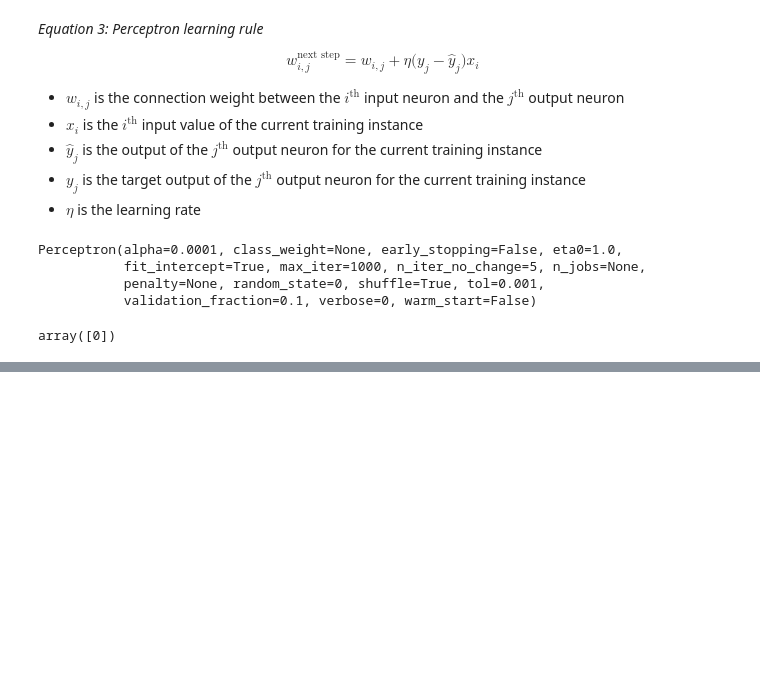
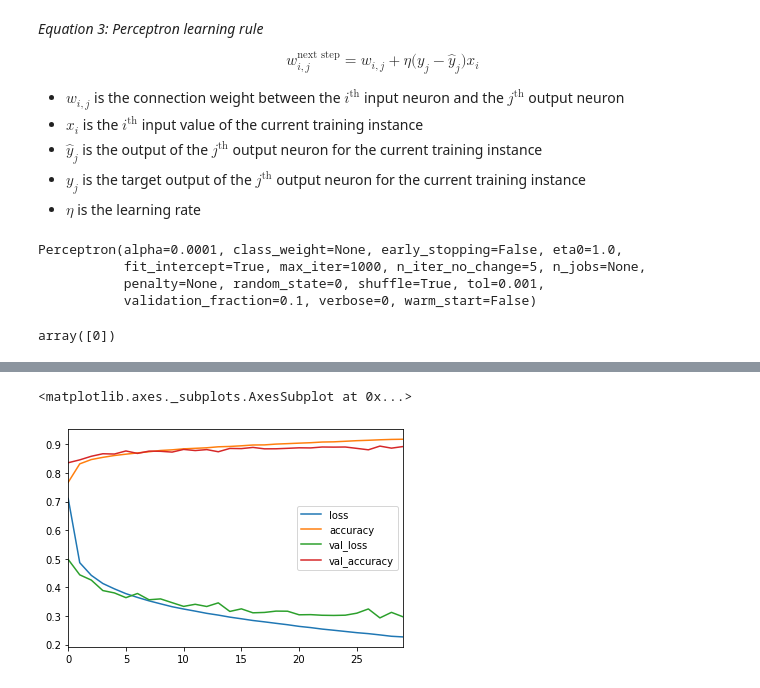
Before and after one commit to codywill/ml-sandbox, a Jupyter notebook: hands-on/Chapter 10 - Artificial Neural Networks.ipynb, the cells around one changed output, grey strips where cells are left out. Drawn from its saved outputs; the diff is of its cells as text; code cells hidden in the pictures; blank space fills up the shorter version.

```diff
--- a/hands-on/Chapter 10 - Artificial Neural Networks.ipynb
+++ b/hands-on/Chapter 10 - Artificial Neural Networks.ipynb
@@ -82,0 +154,10 @@ array([0])
+# %%
+keras.backend.clear_session()
+
+# Alternatively, initialize the model with list of layers
+model = keras.models.Sequential([
+    keras.layers.Flatten(input_shape=[28, 28]),
+    keras.layers.Dense(300, activation='relu'),
+    keras.layers.Dense(100, activation='relu'),
+    keras.layers.Dense(10, activation='softmax')
+])
@@ -82,0 +219,3 @@ array([0])
+# %%
+# Compile the model to specify loss function and optimizer
+model.compile(loss='sparse_categorical_crossentropy', optimizer='sgd', metrics=['accuracy'])
@@ -82,0 +224,3 @@ array([0])
+# %%
+# Training the model returns a History object
+history = model.fit(X_train, y_train, epochs=30, validation_data=(X_valid, y_valid))
@@ -82,0 +245,8 @@ array([0])
+# %%
+import pandas as pd
+
+# The history can be plotted to observe the accuracy and loss over time
+pd.DataFrame(history.history).plot()
+# %% [output]
+<matplotlib.axes._subplots.AxesSubplot at 0x...>
+[figure, added]
```
Also changed, not shown: parts of 15 cells of this notebook.
